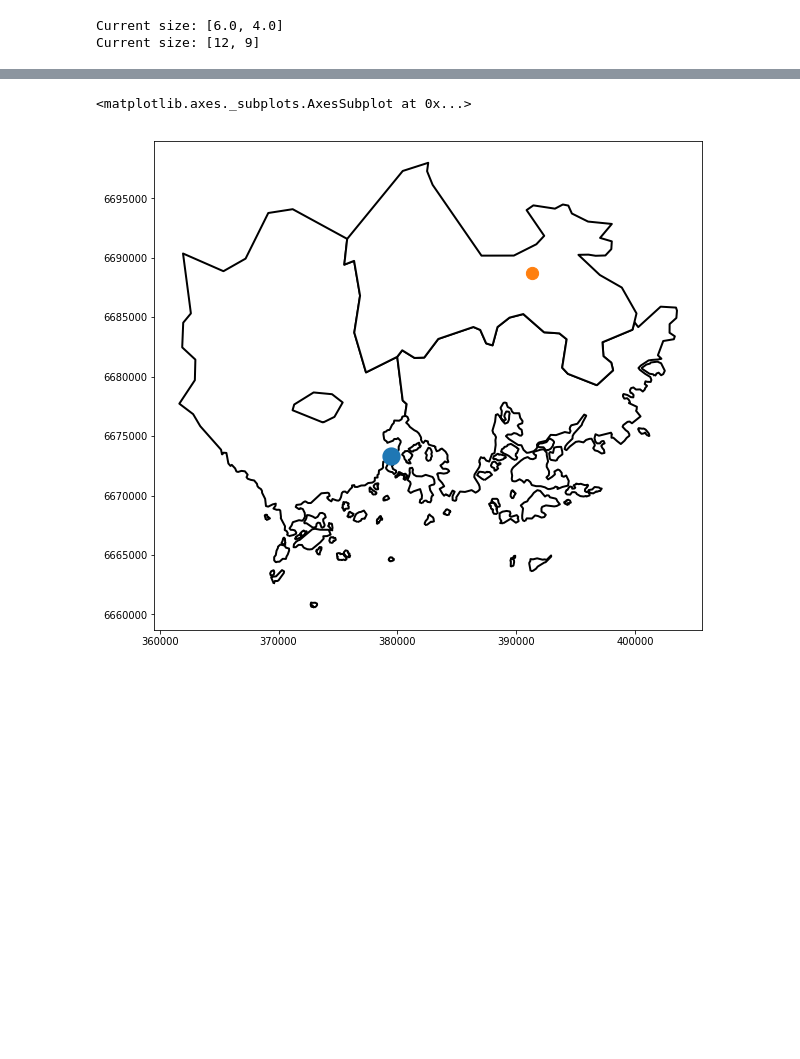
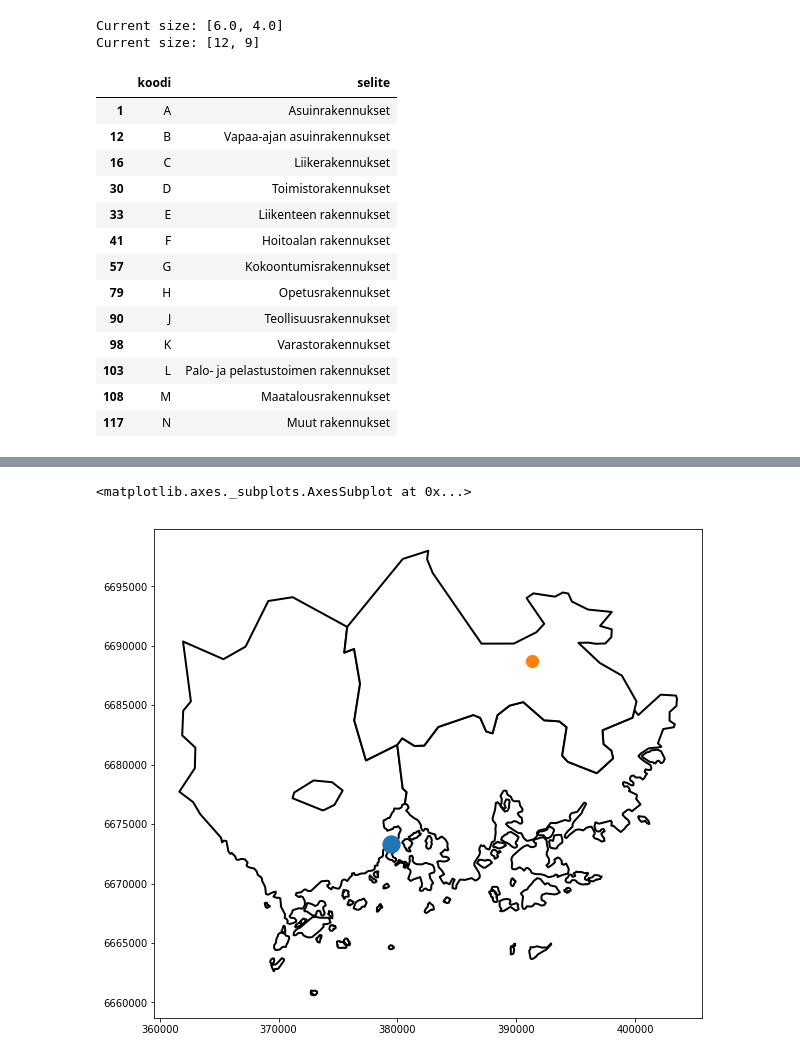
Before and after one commit to sasumaki/IntroData, a Jupyter notebook: miniproject.ipynb, the cells around one changed output, grey strips where cells are left out. Saved outputs shown, nothing was run; the diff lists cells and outputs as text; code cells hidden in the pictures; blank space fills up the shorter version.

```diff
--- a/miniproject.ipynb
+++ b/miniproject.ipynb
@@ -76,3 +82,21 @@ rak=rak.set_geometry('geometry2')
+# %%
+kayttoluokitusLyhyt=kayttoluokitus[['koodi', 'selite']].drop_duplicates()
+kayttoluokitusLyhyt
+# %% [output]
+|  | koodi | selite |
+| 1 | A | Asuinrakennukset |
+| 12 | B | Vapaa-ajan asuinrakennukset |
+| 16 | C | Liikerakennukset |
+| 30 | D | Toimistorakennukset |
+| 33 | E | Liikenteen rakennukset |
+| 41 | F | Hoitoalan rakennukset |
+| 57 | G | Kokoontumisrakennukset |
+| 79 | H | Opetusrakennukset |
+| 90 | J | Teollisuusrakennukset |
+| 98 | K | Varastorakennukset |
+| 103 | L | Palo- ja pelastustoimen rakennukset |
+| 108 | M | Maatalousrakennukset |
+| 117 | N | Muut rakennukset |
 # %%
 from scipy.cluster.vq import kmeans2
 def kmeansInput(input0, weightVar):
```
Also changed, not shown: parts of 18 cells of this notebook.
